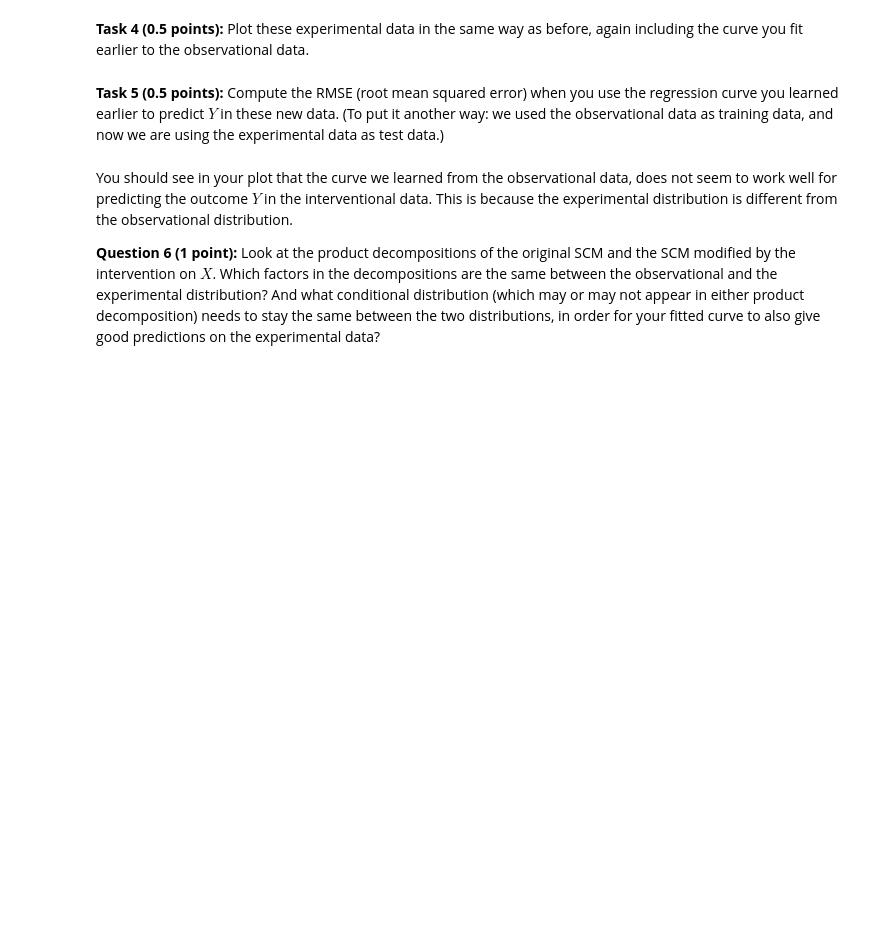
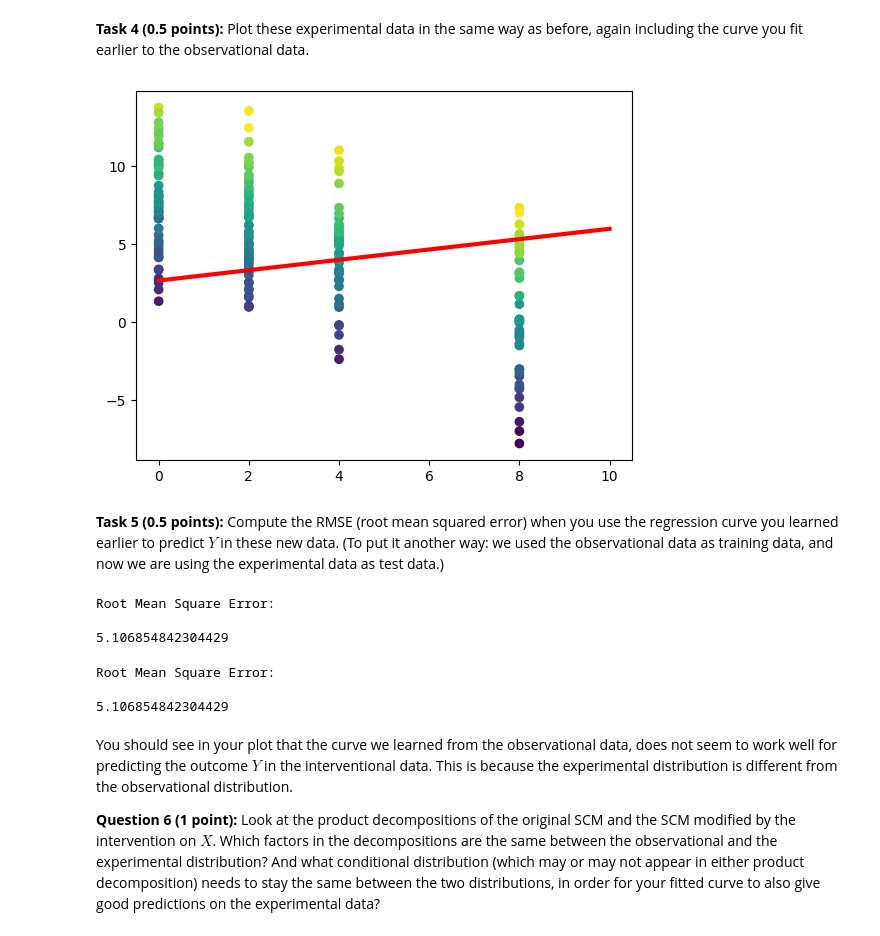
Before and after one commit to TijnvanHeertum/Advanced-Machine-Learning, a Jupyter notebook: assignment3/AML_assignment3.ipynb, the cells around one changed output. Cells and saved outputs as stored; diff of their text form; code cells hidden in the pictures; blank space fills up the shorter version.

```diff
--- a/assignment3/AML_assignment3.ipynb
+++ b/assignment3/AML_assignment3.ipynb
@@ -103,9 +103,10 @@ Now we will consider what happens if we intervene on the system by prescribing c
 # %%
 def generate_experimental_data(x, num_samples):
     # Generate data under intervention do(X=x[i]). x is a vector of length num_samples.
-    # Your code here
-    # return (x, y, z)
-    return (x, x, x) # temporary: remove this when your code is in place
+    z = f_Z(num_samples) #unchanged
+    x = x #incoming arcs removed leaves only x = x (which is the point of the intervention)
+    y = f_Y(z, x, num_samples) #unchanged
+    return (x, y, z)
 # %% [markdown]
 We will look at interventional data where for each data point, the dosage is chosen uniformly at random from the set $\{0,2,4,8\}$, independently for each individual.
 # %%
@@ -122,2 +121,9 @@ x_exp = np.random.choice(np.array([0, 2, 4, 8], dtype=int), size=num_samples_exp
+# %%
+#plotting the scatterplot and regression curve.
+plt.scatter(x_exp, y_exp, c=z_exp)
+plt.plot(x_plot, y_plot, c = "red", lw =3) #curve is the same as fit earlier.
+plt.show()
+# %% [output]
+[figure, added]
 # %% [markdown]
 **Task 5 (0.5 points):** Compute the RMSE (root mean squared error) when you use the regression curve you learned earlier to predict $Y$ in these new data. (To put it another way: we used the observational data as training data, and now we are using the experimental data as test data.)
@@ -126,3 +130,32 @@ x_exp = np.random.choice(np.array([0, 2, 4, 8], dtype=int), size=num_samples_exp
+# %%
+import math
+#getting the actual values of y and the predicted values, as predicted by the model.
+y_actual = y_exp
+x_exp = x_exp.reshape((-1,1))
+y_predicted = lin_reg.predict(x_exp)
+
+#MSE is the mean of the the square of the differences between predicted and actual y-value.
+MSE = np.square(np.subtract(y_actual, y_predicted)).mean()
+
+#RMSE is the square root of the MSE.
+RMSE = math.sqrt(MSE)
+print("Root Mean Square Error:\n")
+print(RMSE)
+# %% [output]
+Root Mean Square Error:
+
+5.106854842304429
+# %%
+#Using the Scikit learn library
+from sklearn.metrics import mean_squared_error
+MSE = mean_squared_error(y_actual, y_predicted)
+RMSE = math.sqrt(MSE)
+print("Root Mean Square Error:\n")
+print(RMSE)
+# %% [output]
+Root Mean Square Error:
+
+5.106854842304429
 # %% [markdown]
 You should see in your plot that the curve we learned from the observational data, does not seem to work well for predicting the outcome $Y$ in the interventional data. This is because the experimental distribution is different from the observational distribution.
 
```
Also changed, not shown: parts of 4 cells of this notebook.
